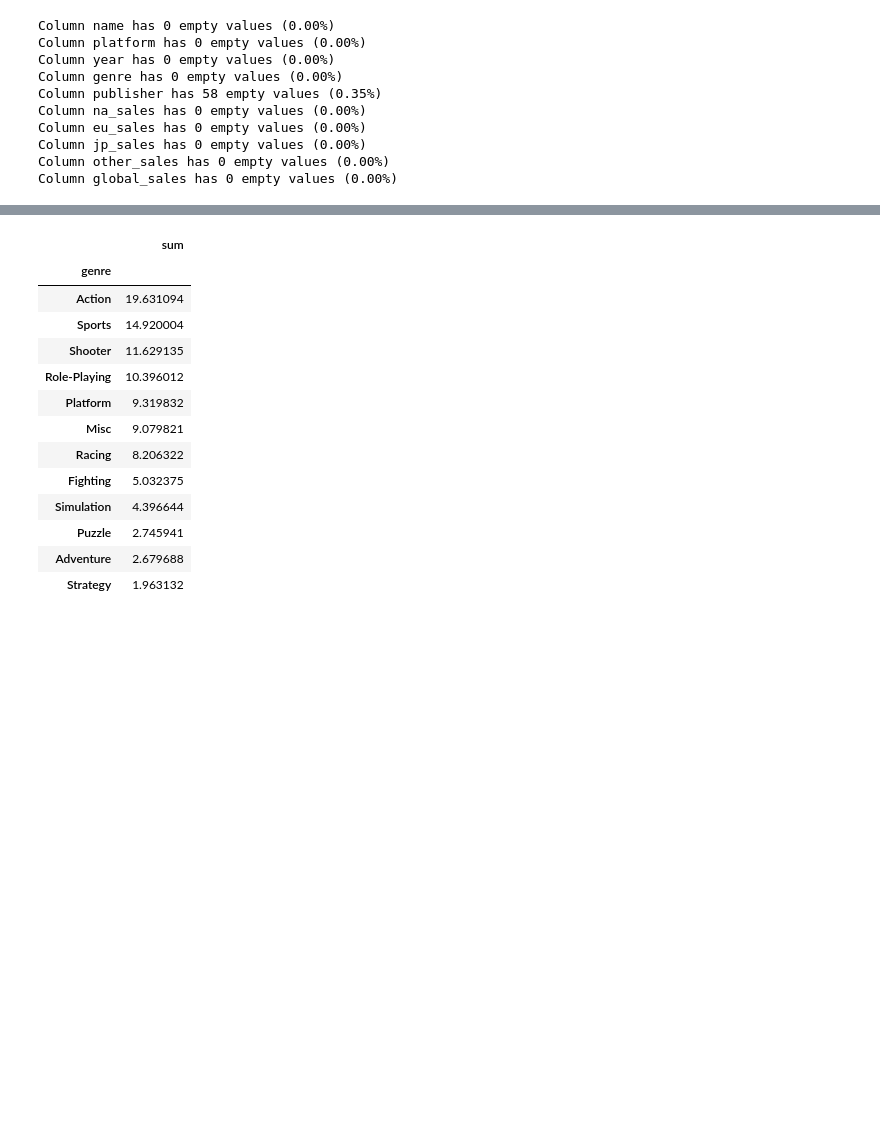
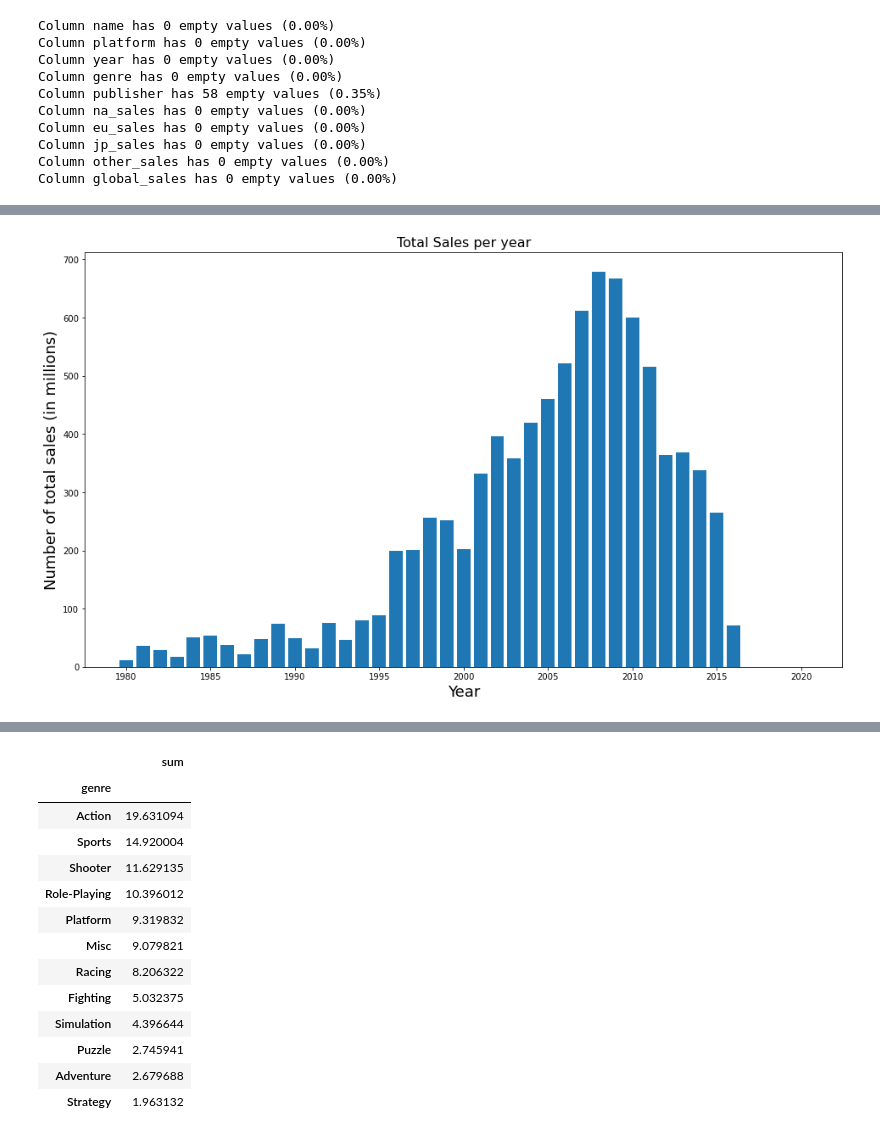
Before and after one commit to 3kleo/Video-Game-Sales-Analysis, a Jupyter notebook: notebook.ipynb, the cells around one changed output, grey strips where cells are left out. Drawn from its saved outputs; the diff is of its cells as text; code cells hidden in the pictures; blank space fills up the shorter version.

```diff
--- a/notebook.ipynb
+++ b/notebook.ipynb
@@ -137,0 +98,3 @@ df.groupby('name')[['name', 'global_sales']].sum().sort_values('global_sales', a
+# %%
+df_temp = df.groupby('year')['global_sales'].agg(['sum', 'count']).reset_index()
+df_temp
@@ -137,0 +119,9 @@ df.groupby('name')[['name', 'global_sales']].sum().sort_values('global_sales', a
+# %%
+plt.figure(figsize=(16,9))
+plt.bar(df_temp['year'], df_temp['global_sales'])
+plt.xlabel('Year', fontdict={'size': 18})
+plt.ylabel('Number of total sales (in millions)', fontdict={'size': 18})
+plt.title('Total Sales per year', fontdict={'size': 16})
+plt.show()
+# %% [output]
+[figure, added]
```
Also changed, not shown: parts of 24 cells of this notebook.
